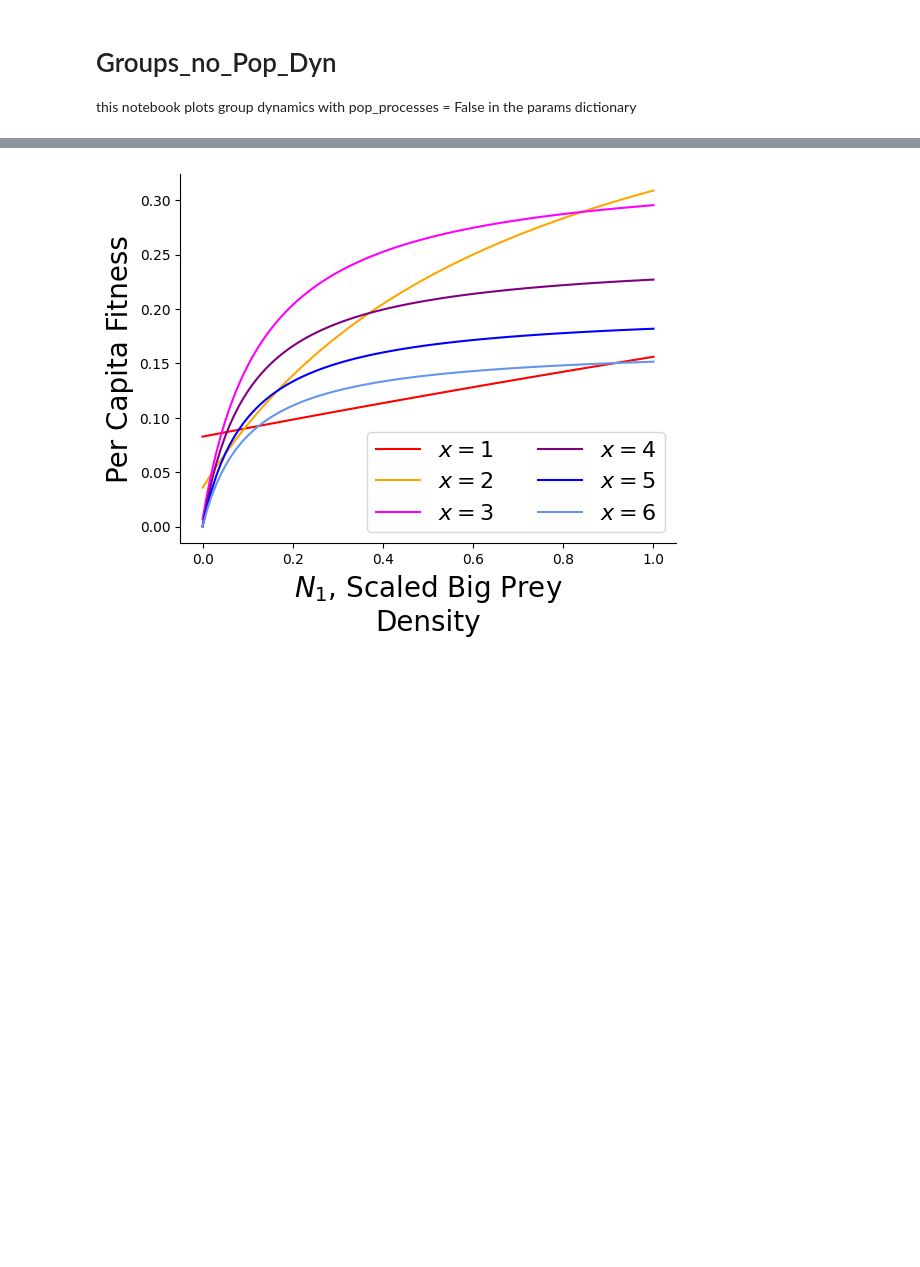
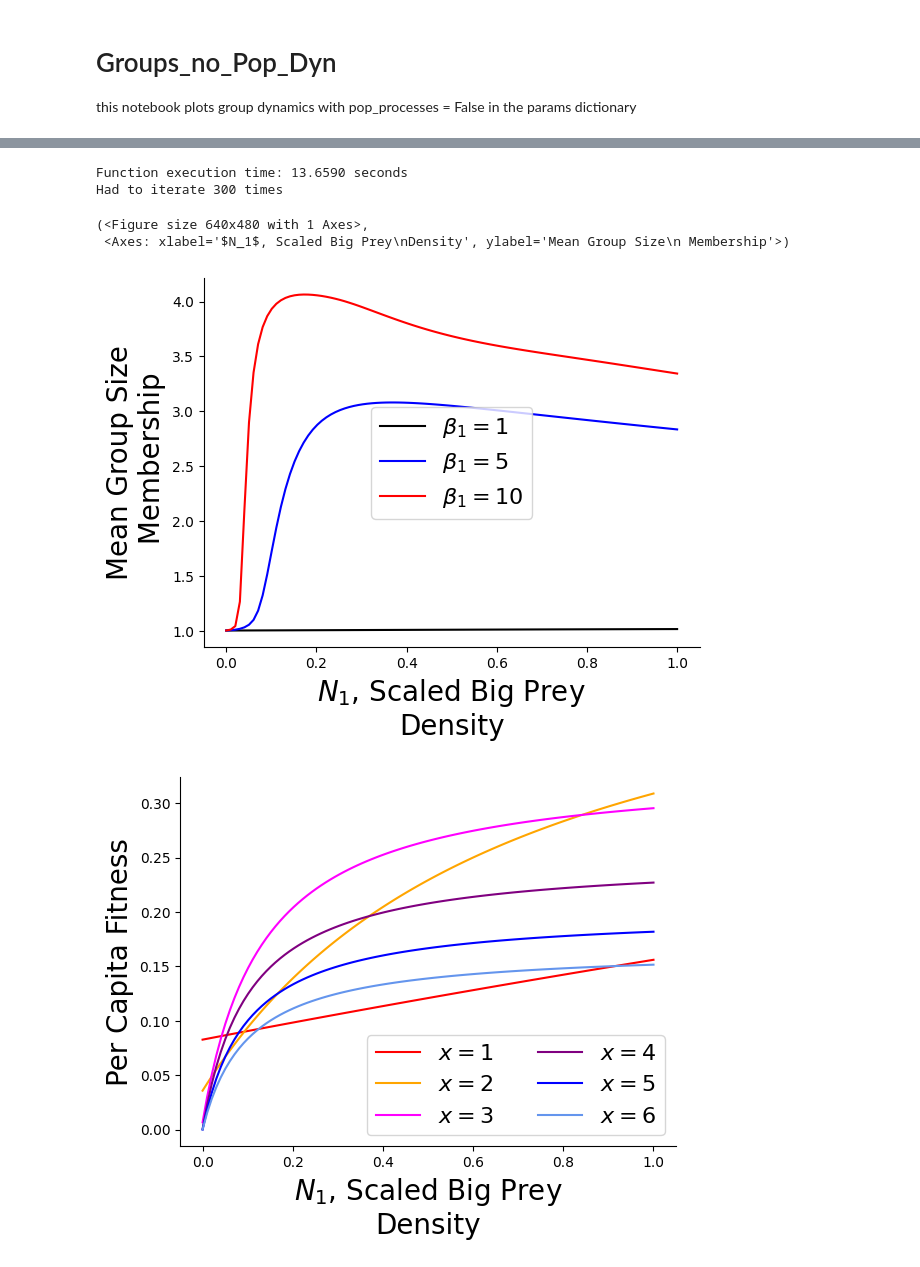
Before and after one commit to taliaborofsky/AdaptiveDynamics_CH_RS, a Jupyter notebook: Groups_no_Pop_Dyn.ipynb, the cells around one changed output, grey strips where cells are left out. Saved outputs shown, nothing was run; the diff lists cells and outputs as text; code cells hidden in the pictures; blank space fills up the shorter version.

```diff
--- a/Groups_no_Pop_Dyn.ipynb
+++ b/Groups_no_Pop_Dyn.ipynb
@@ -114,3 +114,13 @@ Had to iterate 300 times
+# %%
+params = params_base.copy()
+params['d'] = 5
+plot_meanx_vs_N1(params)
+# %% [output]
+Function execution time: 13.6590 seconds
+Had to iterate 300 times
+(<Figure size 640x480 with 1 Axes>,
+ <Axes: xlabel='$N_1$, Scaled Big Prey\nDensity', ylabel='Mean Group Size\n Membership'>)
+[figure, added]
 # %%
 fig, ax = plt.subplots(1,1)
 N2=0.5; P=1
```
Also changed, not shown: parts of 2 cells of this notebook, 12 other files.
